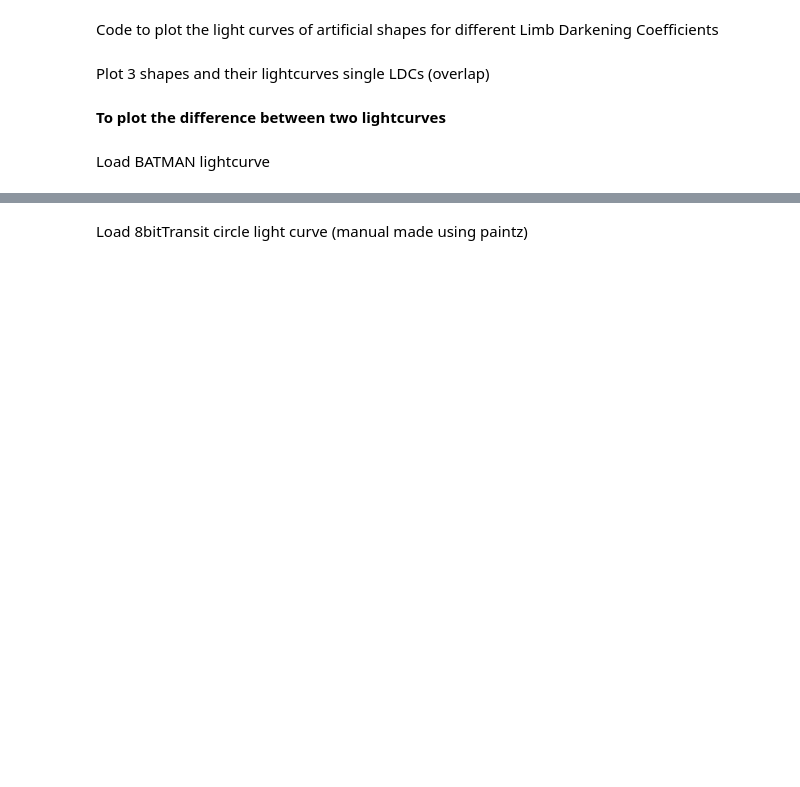
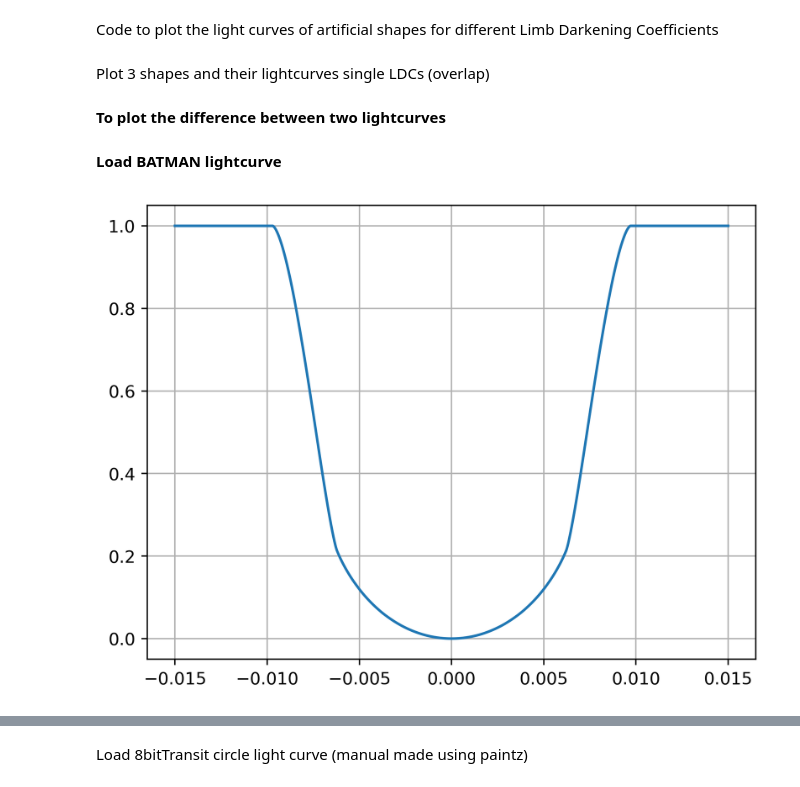
Before and after one commit to abrahammathews2000/mega, a Jupyter notebook: lightcurve_simulation/data_npy/plot_lc.ipynb, the cells around one changed output, grey strips where cells are left out. Drawn from its saved outputs; the diff is of its cells as text; code cells hidden in the pictures; blank space fills up the shorter version.

```diff
--- a/lightcurve_simulation/data_npy/plot_lc.ipynb
+++ b/lightcurve_simulation/data_npy/plot_lc.ipynb
@@ -145,7 +147,7 @@ plt.show()
 # %% [markdown]
 **To plot the difference between two lightcurves**
 # %% [markdown]
-Load BATMAN lightcurve
+**Load BATMAN lightcurve**
 # %%
 import batman
 import numpy as np
@@ -154,28 +156,30 @@ plt.rcParams['figure.dpi'] = 400
 # %%
 params = batman.TransitParams()       #object to store transit parameters
 params.t0 = 0.                        #time of inferior conjunction
 params.per = 1.                       #orbital period
 params.rp = 0.2185                      #planet radius (in units of stellar radii)
 params.a = 20.                        #semi-major axis (in units of stellar radii)
 params.inc = 90.                      #orbital inclination (in degrees)
 params.ecc = 0.                       #eccentricity
 params.w = 90.                        #longitude of periastron (in degrees)
 params.limb_dark = "quadratic"        #limb darkening model
 params.u = [0.5, 0.05]      #limb darkening coefficients [u1, u2, u3, u4]
 
-t = np.linspace(-0.027, 0.027, 2000)  #times at which to calculate light curve
+t = np.linspace(-0.015, 0.015, 3000)  #times at which to calculate light curve
 m = batman.TransitModel(params, t)    #initializes model
 
 batman_flux = m.light_curve(params)                    #calculates light curve
 
 # Normalize light curve
 batman_flux_scaled = np.copy(batman_flux)
 batman_flux_scaled = (batman_flux - np.amin(batman_flux))/(np.amax(batman_flux) - np.amin(batman_flux))
 
-batman_phase = np.linspace(-1,1,len(batman_flux_scaled))
+batman_phase = np.linspace(-0.015,0.015,len(batman_flux_scaled))
 plt.plot(batman_phase,batman_flux_scaled)
 plt.grid('on')
 plt.show()
+# %% [output]
+[figure, added]
 # %%
 # Cut light curve
 
```
Also changed, not shown: parts of 15 cells of this notebook.
